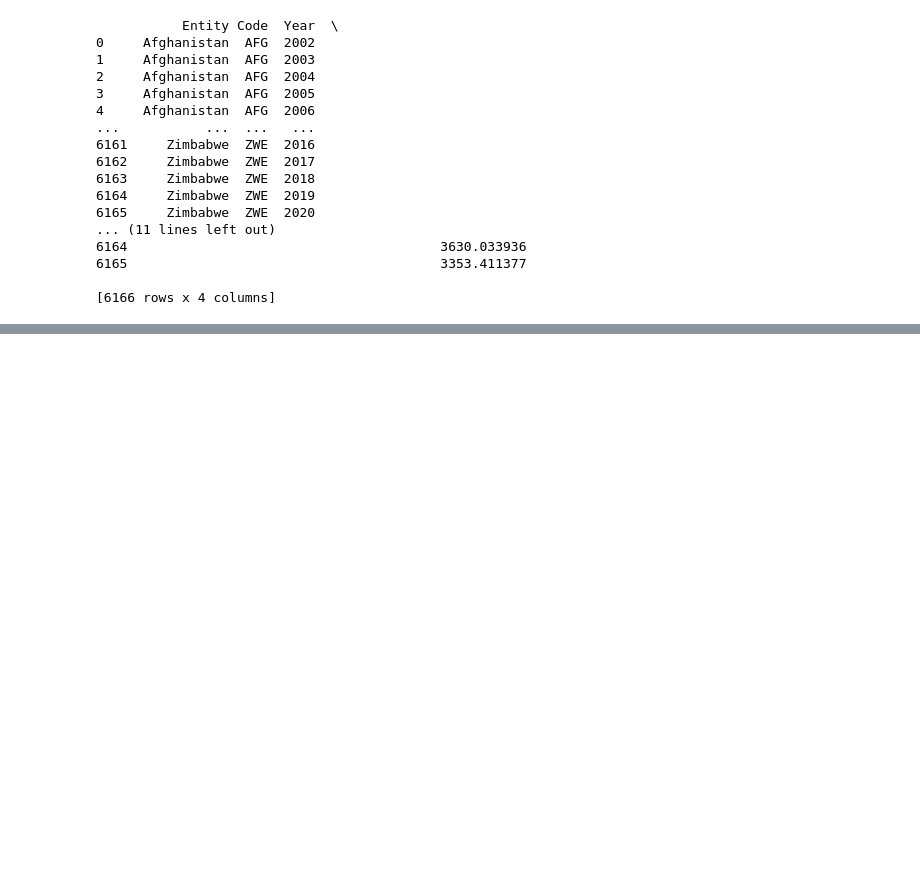
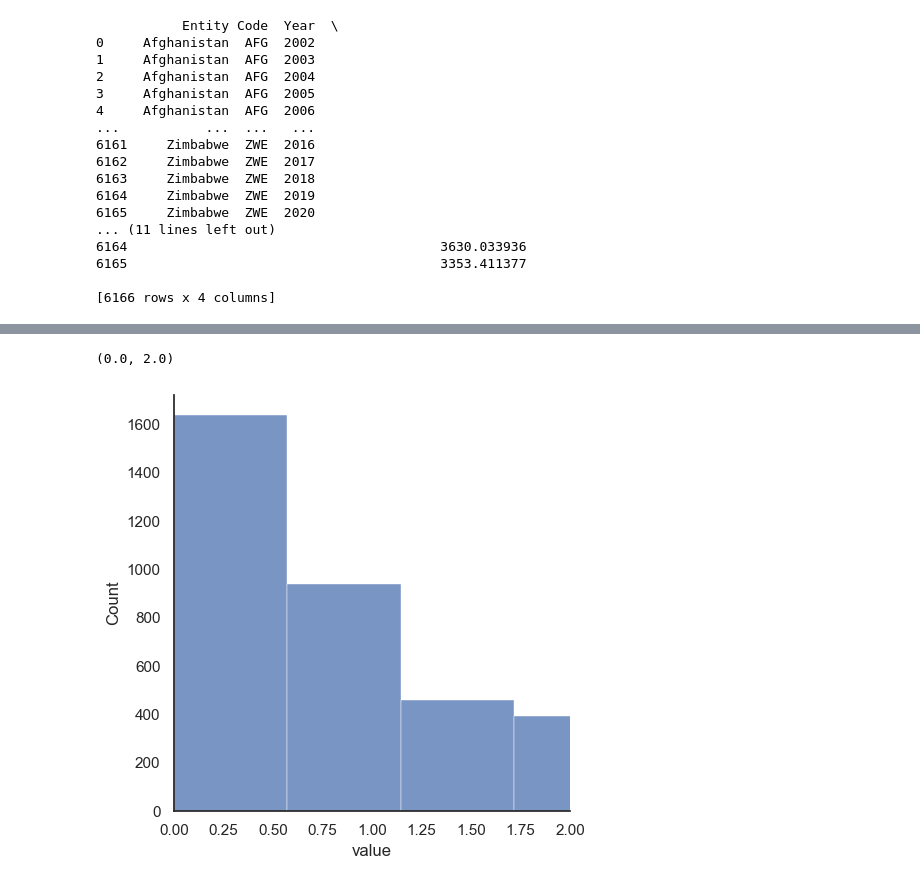
Before and after one commit to ubco-W2022T1-cosc301/project-group42, a Jupyter notebook: notebooks/analysis2.ipynb, the cells around one changed output, grey strips where cells are left out. Saved outputs shown, nothing was run; the diff lists cells and outputs as text; code cells hidden in the pictures; blank space fills up the shorter version.

```diff
--- a/notebooks/analysis2.ipynb
+++ b/notebooks/analysis2.ipynb
@@ -55,0 +120,6 @@ print(dataGDP)
+# %%
+sns.displot(dataEmissions['value'])
+plt.xlim(0, 2)
+# %% [output]
+(0.0, 2.0)
+[figure, added]
```
Also changed, not shown: parts of 13 cells of this notebook, 5 other files.
